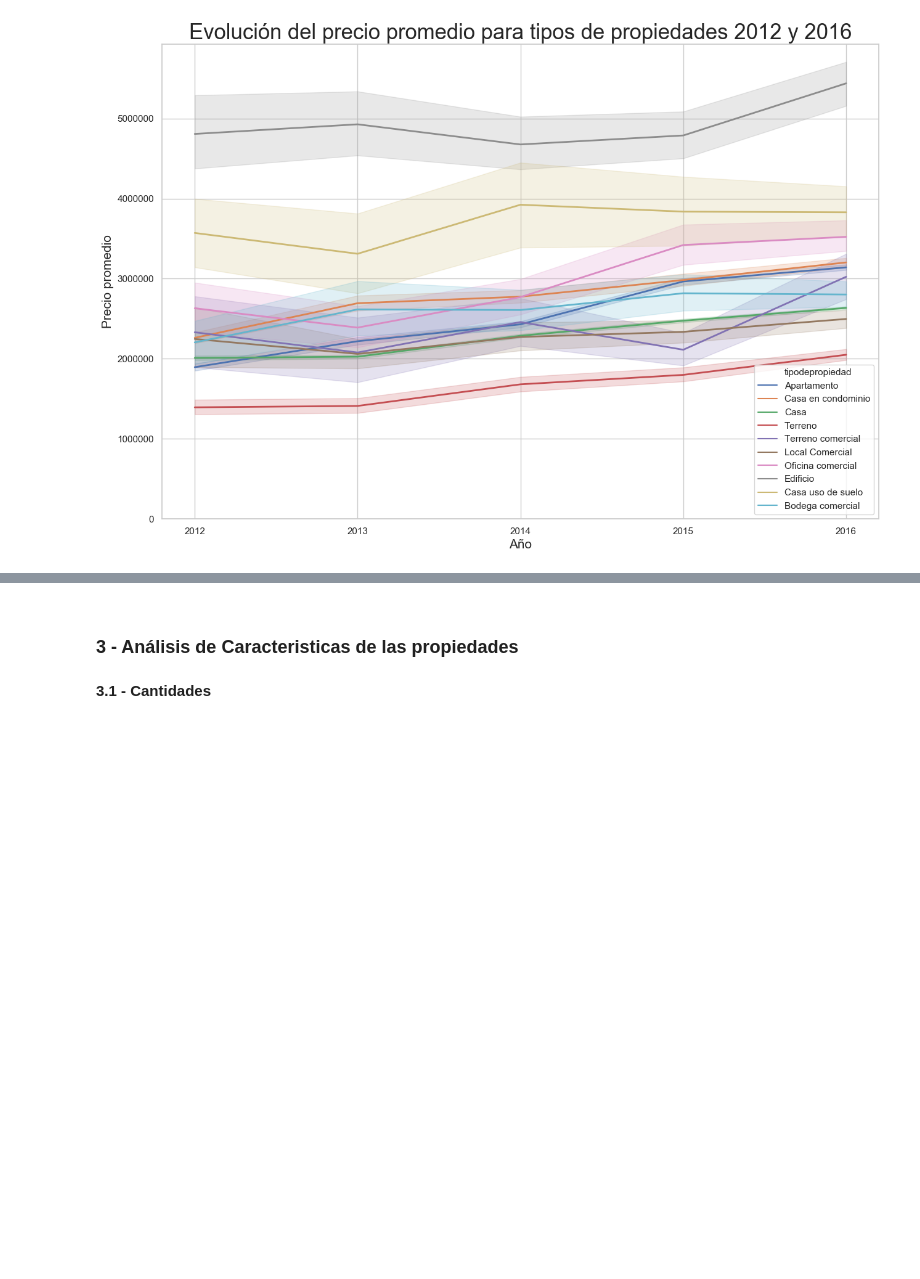
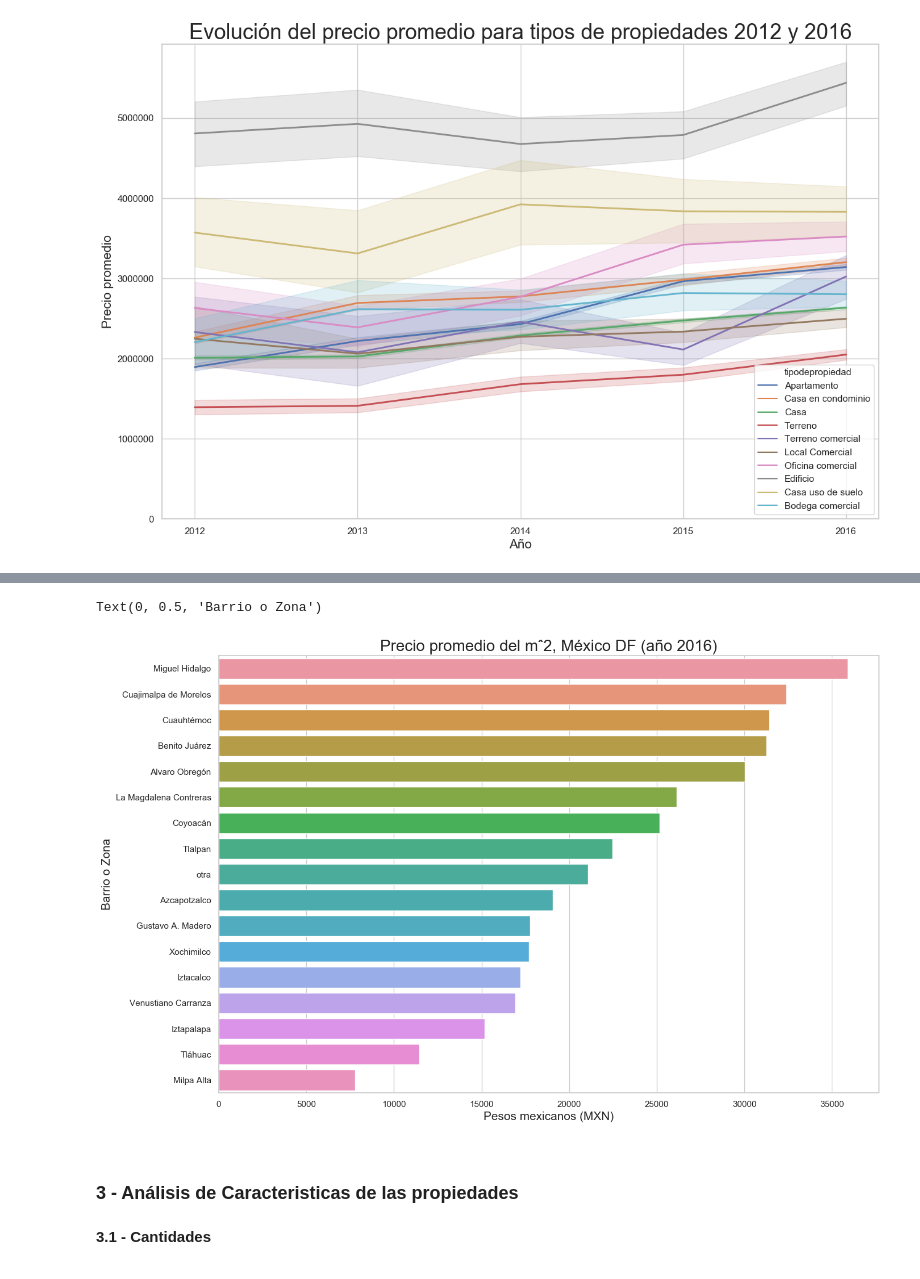
Before and after one commit to patopizzini/Organizacion_Datos_2C2019, a Jupyter notebook: TP1/TP1 JM.ipynb, the cells around one changed output, grey strips where cells are left out. Cells and saved outputs as stored; diff of their text form; code cells hidden in the pictures; blank space fills up the shorter version.

Commit message:
grafico promedio mˆ2, notebook entrega con titulos de encabezados

```diff
--- a/TP1/TP1 JM.ipynb
+++ b/TP1/TP1 JM.ipynb
@@ -491,0 +486,12 @@ Text(0, 0.5, 'Precio promedio')
+# %%
+#Precio promedio del mˆ2 por zona para mexico df
+precio_promedio_m2_df = tp1_data[['anio_string','metrostotales','precio','provincia','ciudad']]
+precio_promedio_m2_df['precio_m2'] = tp1_data['precio']/tp1_data['metrostotales']
+precio_promedio_m2_df = precio_promedio_m2_df.loc[(precio_promedio_m2_df["provincia"] == 'Distrito Federal'),:]
+precio_promedio_m2_df = precio_promedio_m2_df.loc[(precio_promedio_m2_df["anio_string"] == '2016'),:]
+precio_promedio_m2_df.dropna(inplace=True)
+precio_promedio_m2_df = precio_promedio_m2_df.groupby('ciudad').mean().reset_index()
+precio_promedio_m2_df.sort_values(by=['precio_m2'], ascending = False, inplace = True)
+
+
+precio_promedio_m2_df.head(50)
@@ -492,3 +517,12 @@ Text(0, 0.5, 'Precio promedio')
+# %%
+#Graficamos el precio promedio del mˆ2 por zona para mexico df
+g = sns.barplot(y="ciudad", x="precio_m2", data=precio_promedio_m2_df)
+g.set_title(u"Precio promedio del mˆ2, México DF (año 2016)", fontsize=20)
+g.set_xlabel(u"Pesos mexicanos (MXN)", fontsize=15)
+g.set_ylabel(u"Barrio o Zona", fontsize=15)
+# %% [output]
+Text(0, 0.5, 'Barrio o Zona')
+[figure, added]
 # %% [markdown]
 # <span style="font-size:18px">3 - Análisis de Caracteristicas de las propiedades</span><br /><span style="font-size:15px">3.1 - Cantidades</span>
 # %%
```
Also changed, not shown: parts of 19 cells of this notebook, 1 other file.
